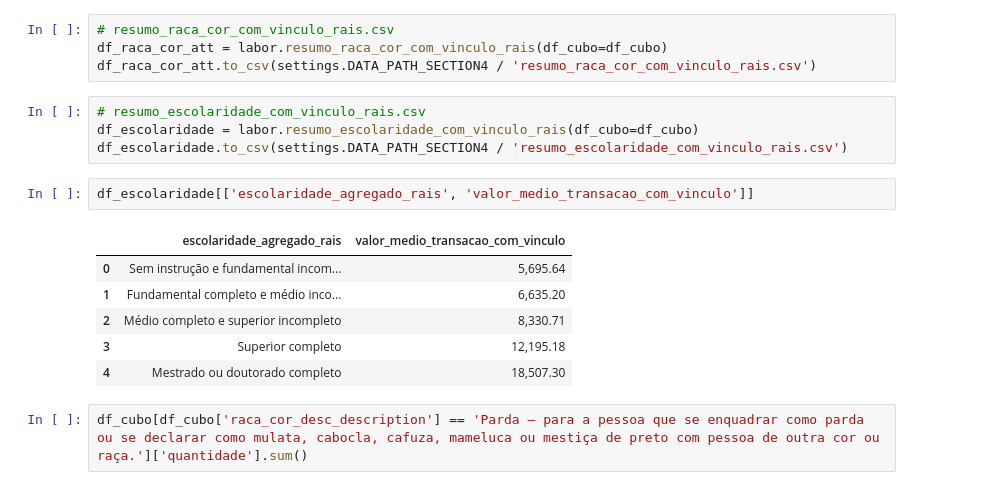
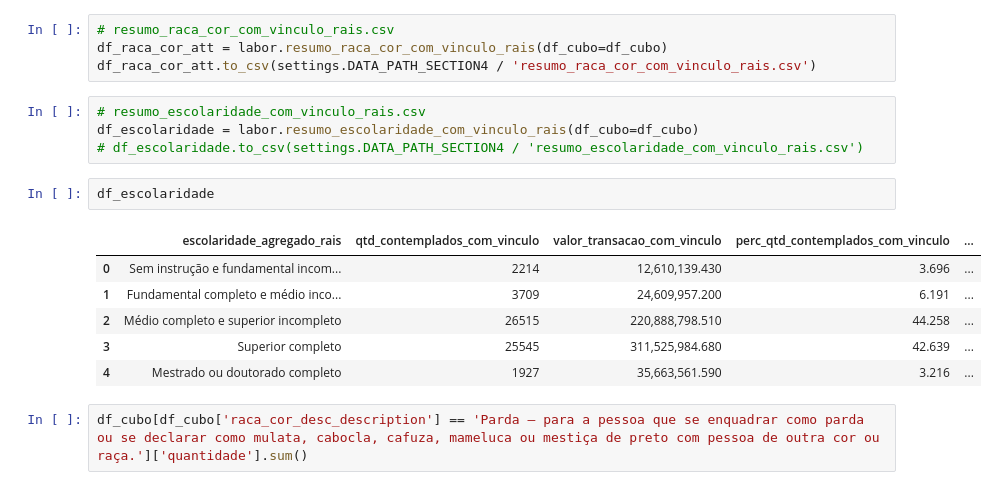
Before and after one commit to SGE-Subsecretaria-de-Gestao-Estrategica/pnab-data-vis, a Jupyter notebook: src/notebooks/v2_gabriel_create_csv.ipynb, the cells around one changed output. Saved outputs shown, nothing was run; the diff lists cells and outputs as text.

```diff
--- a/src/notebooks/v2_gabriel_create_csv.ipynb
+++ b/src/notebooks/v2_gabriel_create_csv.ipynb
@@ -604,16 +627,16 @@ df_raca_cor_att.to_csv(settings.DATA_PATH_SECTION4 / 'resumo_raca_cor_com_vincul
 # %%
 # resumo_escolaridade_com_vinculo_rais.csv
 df_escolaridade = labor.resumo_escolaridade_com_vinculo_rais(df_cubo=df_cubo)
-df_escolaridade.to_csv(settings.DATA_PATH_SECTION4 / 'resumo_escolaridade_com_vinculo_rais.csv')
+# df_escolaridade.to_csv(settings.DATA_PATH_SECTION4 / 'resumo_escolaridade_com_vinculo_rais.csv')
 # %%
-df_escolaridade[['escolaridade_agregado_rais', 'valor_medio_transacao_com_vinculo']]
+df_escolaridade
 # %% [output]
-|  | escolaridade_agregado_rais | valor_medio_transacao_com_vinculo |
-| 0 | Sem instrução e fundamental incom... | 5,695.64 |
-| 1 | Fundamental completo e médio inco... | 6,635.20 |
-| 2 | Médio completo e superior incompleto | 8,330.71 |
-| 3 | Superior completo | 12,195.18 |
-| 4 | Mestrado ou doutorado completo | 18,507.30 |
+|  | escolaridade_agregado_rais | qtd_contemplados_com_vinculo | valor_transacao_com_vinculo | perc_qtd_contemplados_com_vinculo | ... |
+| 0 | Sem instrução e fundamental incom... | 2214 | 12,610,139.430 | 3.696 | ... |
+| 1 | Fundamental completo e médio inco... | 3709 | 24,609,957.200 | 6.191 | ... |
+| 2 | Médio completo e superior incompleto | 26515 | 220,888,798.510 | 44.258 | ... |
+| 3 | Superior completo | 25545 | 311,525,984.680 | 42.639 | ... |
+| 4 | Mestrado ou doutorado completo | 1927 | 35,663,561.590 | 3.216 | ... |
 # %%
 df_cubo[df_cubo['raca_cor_desc_description'] == 'Parda – para a pessoa que se enquadrar como parda ou se declarar como mulata, cabocla, cafuza, mameluca ou mestiça de preto com pessoa de outra cor ou raça.']['quantidade'].sum()
 # %% [output]
```
Also changed, not shown: parts of 9 cells of this notebook, 2 other files.
